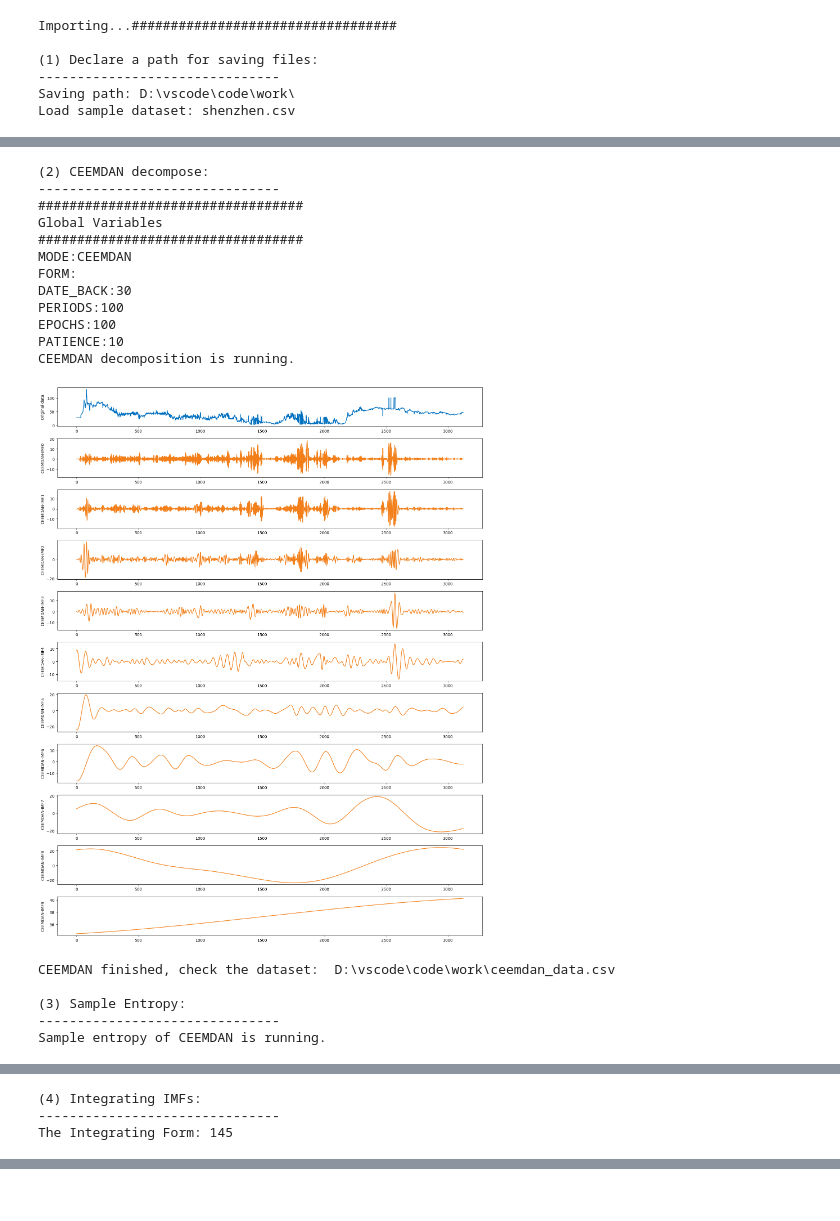
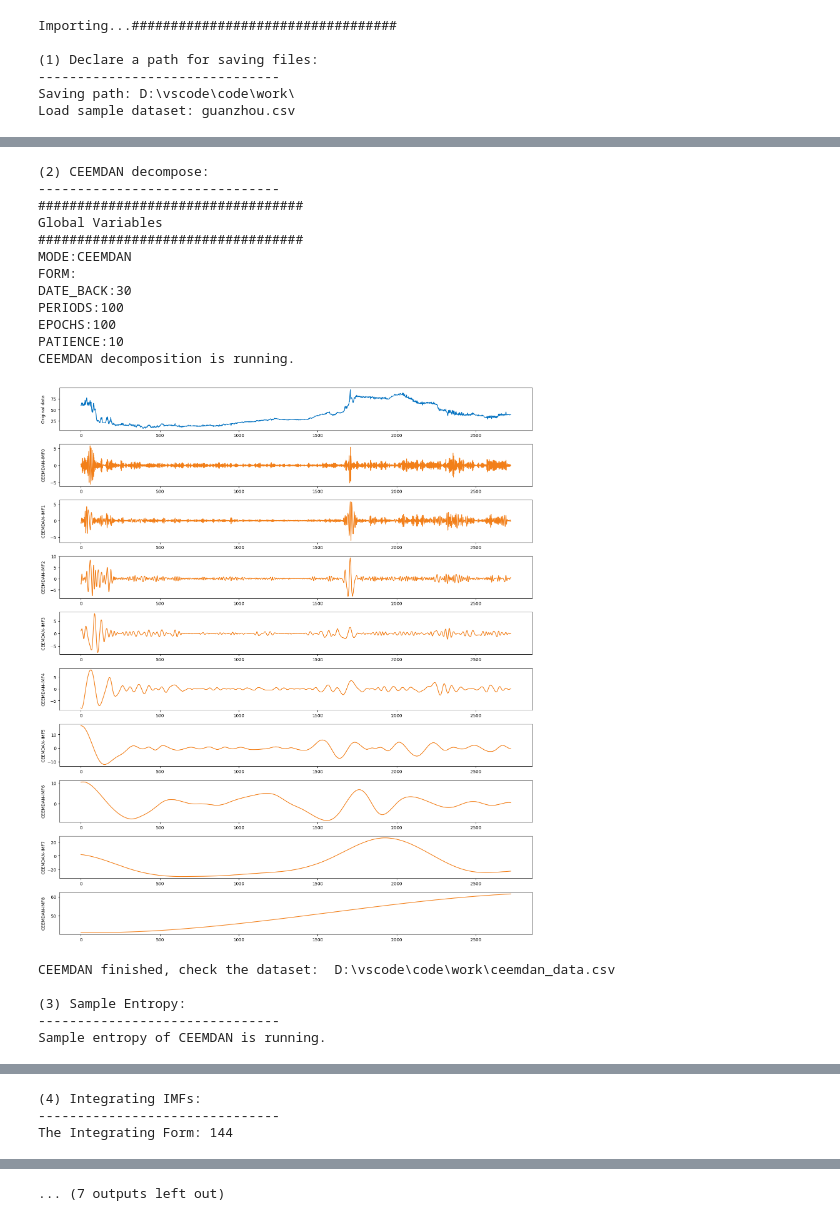
Before and after one commit to power12321/work, a Jupyter notebook: test1-lstm.ipynb, the cells around one changed output, grey strips where cells are left out. Drawn from its saved outputs; the diff is of its cells as text; code cells hidden in the pictures.

```diff
--- a/test1-lstm.ipynb
+++ b/test1-lstm.ipynb
@@ -25,12 +25,12 @@ def run_respective_example():
     # (4) 整合 IMFs
     print("\n(4) Integrating IMFs:")
     print("-------------------------------")
-    cl.integrate(inte_form=[[0],[1,2,3,4],[5,6,7,8,9]])  # form='144'
+    cl.integrate(inte_form=[[0],[1,2,3,4],[5,6,7,8]])  # form='144'
 
     # (5) 分别 LSTM 预测
     print("\n(5) Forecast with Respective LSTM:")
     print("-------------------------------")
-    cl.declare_vars(mode='ceemdan_se', form='145')  # 声明预测变量
+    cl.declare_vars(mode='ceemdan_se', form='144')  # 声明预测变量
     cl.Respective_LSTM()  # 使用 LSTM 预测
 
 if __name__ == '__main__':
@@ -41,4 +41,4 @@ Importing...##################################
 (1) Declare a path for saving files:
 -------------------------------
 Saving path: D:\vscode\code\work\
-Load sample dataset: shenzhen.csv
+Load sample dataset: guanzhou.csv
@@ -46,16 +46,16 @@ Load sample dataset: shenzhen.csv
 (2) CEEMDAN decompose:
 -------------------------------
 ##################################
 Global Variables
 ##################################
 MODE:CEEMDAN
 FORM:
 DATE_BACK:30
 PERIODS:100
 EPOCHS:100
 PATIENCE:10
 CEEMDAN decomposition is running.
-[figure, old version]
+[figure, new version]
 CEEMDAN finished, check the dataset:  D:\vscode\code\work\ceemdan_data.csv
 
 (3) Sample Entropy:
@@ -65,3 +65,3 @@ Sample entropy of CEEMDAN is running.
 (4) Integrating IMFs:
 -------------------------------
-The Integrating Form: 145
+The Integrating Form: 144
@@ -85,0 +105 @@ _________________________________________________________________
+... (7 outputs left out)
```
Also changed, not shown: parts of 1 cell of this notebook, 19 other files.
